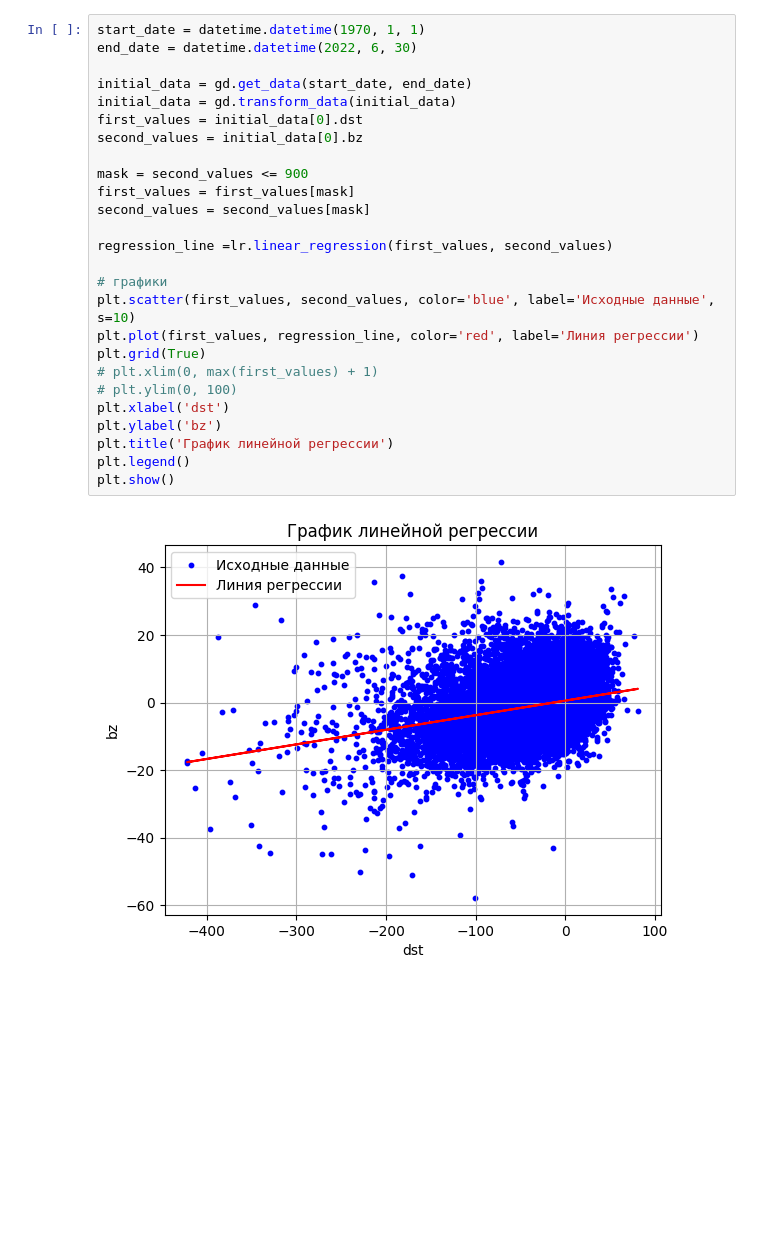
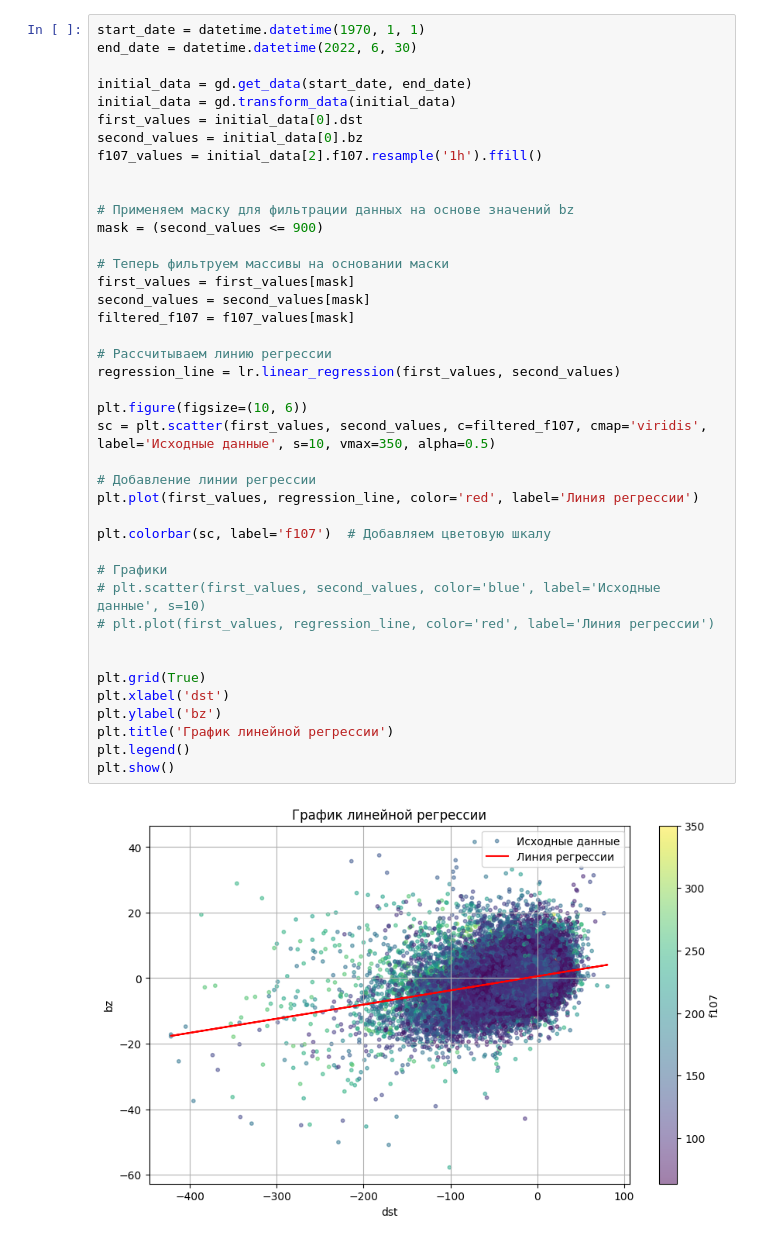
Before and after one commit to rkrwete/BigData, a Jupyter notebook: main.ipynb, the cells around one changed output. Saved outputs shown, nothing was run; the diff lists cells and outputs as text; blank space fills up the shorter version.

Commit message:
График линейной регресии

```diff
--- a/main.ipynb
+++ b/main.ipynb
@@ -9,28 +10,43 @@ import linear_regression as lr
 # %%
 start_date = datetime.datetime(1970, 1, 1)
 end_date = datetime.datetime(2022, 6, 30)
 
 initial_data = gd.get_data(start_date, end_date)
 initial_data = gd.transform_data(initial_data)
 first_values = initial_data[0].dst
 second_values = initial_data[0].bz
+f107_values = initial_data[2].f107.resample('1h').ffill()
 
-mask = second_values <= 900
+
+# Применяем маску для фильтрации данных на основе значений bz
+mask = (second_values <= 900)
+
+# Теперь фильтруем массивы на основании маски
 first_values = first_values[mask]
 second_values = second_values[mask]
+filtered_f107 = f107_values[mask]
 
-regression_line =lr.linear_regression(first_values, second_values)
+# Рассчитываем линию регрессии
+regression_line = lr.linear_regression(first_values, second_values)
 
-# графики
-plt.scatter(first_values, second_values, color='blue', label='Исходные данные', s=10)
+plt.figure(figsize=(10, 6))
+sc = plt.scatter(first_values, second_values, c=filtered_f107, cmap='viridis', label='Исходные данные', s=10, vmax=350, alpha=0.5)
+
+# Добавление линии регрессии
 plt.plot(first_values, regression_line, color='red', label='Линия регрессии')
+
+plt.colorbar(sc, label='f107')  # Добавляем цветовую шкалу
+
+# Графики
+# plt.scatter(first_values, second_values, color='blue', label='Исходные данные', s=10)
+# plt.plot(first_values, regression_line, color='red', label='Линия регрессии')
+
+
 plt.grid(True)
-# plt.xlim(0, max(first_values) + 1)
-# plt.ylim(0, 100)
 plt.xlabel('dst')
 plt.ylabel('bz')
 plt.title('График линейной регрессии')
 plt.legend()
 plt.show()
 # %% [output]
-[figure, old version]
+[figure, new version]
```
Also changed, not shown: parts of 1 cell of this notebook, 1 other file.
